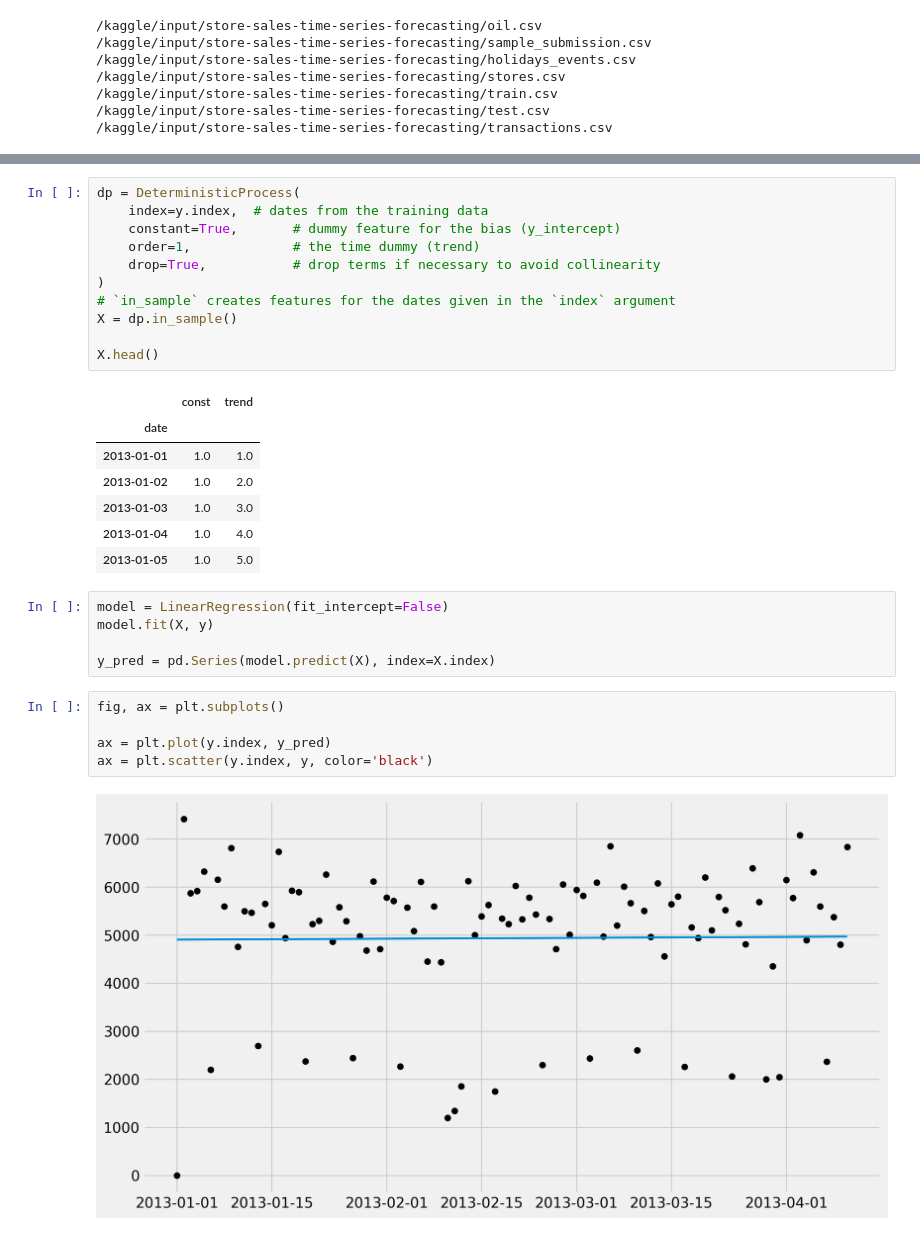
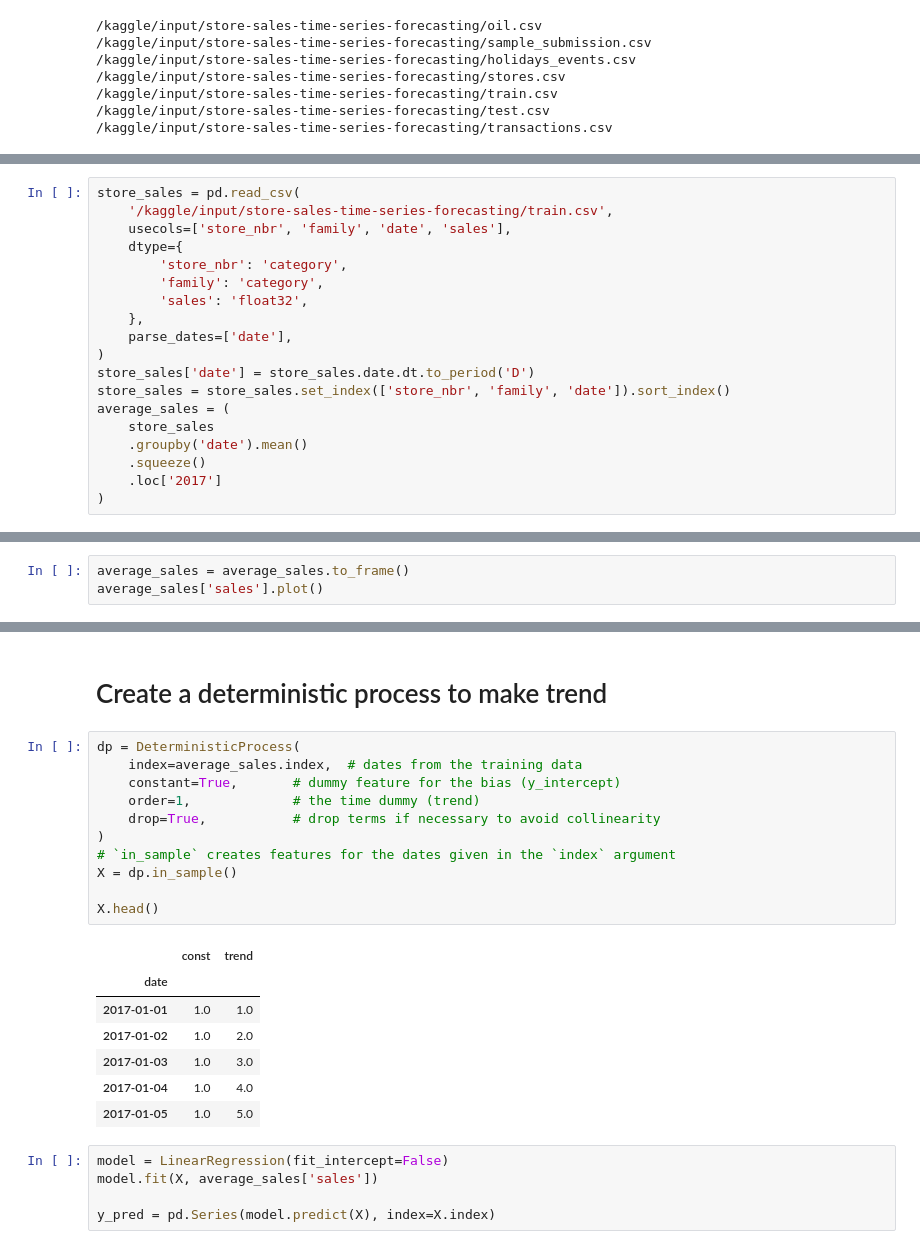
Before and after one commit to otalorajuand/kaggle, a Jupyter notebook: time_series.ipynb, the cells around one changed output, grey strips where cells are left out. Drawn from its saved outputs; the diff is of its cells as text.

Commit message:
Kaggle Notebook | Store Sales= Time Series Forecasting | Version 5

```diff
--- a/time_series.ipynb
+++ b/time_series.ipynb
@@ -63,2 +60,21 @@ train_data = pd.read_csv(
 test_data = pd.read_csv('/kaggle/input/store-sales-time-series-forecasting/test.csv')
 transactions_data = pd.read_csv('/kaggle/input/store-sales-time-series-forecasting/transactions.csv')
+# %%
+store_sales = pd.read_csv(
+    '/kaggle/input/store-sales-time-series-forecasting/train.csv',
+    usecols=['store_nbr', 'family', 'date', 'sales'],
+    dtype={
+        'store_nbr': 'category',
+        'family': 'category',
+        'sales': 'float32',
+    },
+    parse_dates=['date'],
+)
+store_sales['date'] = store_sales.date.dt.to_period('D')
+store_sales = store_sales.set_index(['store_nbr', 'family', 'date']).sort_index()
+average_sales = (
+    store_sales
+    .groupby('date').mean()
+    .squeeze()
+    .loc['2017']
+)
@@ -93,0 +101,3 @@ plt.plot(y.index.array, y)
+# %%
+average_sales = average_sales.to_frame()
+average_sales['sales'].plot()
@@ -94,31 +107,26 @@ plt.plot(y.index.array, y)
+# %% [markdown]
+# Create a deterministic process to make trend
 # %%
 dp = DeterministicProcess(
-    index=y.index,  # dates from the training data
+    index=average_sales.index,  # dates from the training data
     constant=True,       # dummy feature for the bias (y_intercept)
     order=1,             # the time dummy (trend)
     drop=True,           # drop terms if necessary to avoid collinearity
 )
 # `in_sample` creates features for the dates given in the `index` argument
 X = dp.in_sample()
 
 X.head()
 # %% [output]
 |  | const | trend |
 | date |  |  |
-| 2013-01-01 | 1.0 | 1.0 |
-| 2013-01-02 | 1.0 | 2.0 |
-| 2013-01-03 | 1.0 | 3.0 |
-| 2013-01-04 | 1.0 | 4.0 |
-| 2013-01-05 | 1.0 | 5.0 |
+| 2017-01-01 | 1.0 | 1.0 |
+| 2017-01-02 | 1.0 | 2.0 |
+| 2017-01-03 | 1.0 | 3.0 |
+| 2017-01-04 | 1.0 | 4.0 |
+| 2017-01-05 | 1.0 | 5.0 |
 # %%
 model = LinearRegression(fit_intercept=False)
-model.fit(X, y)
+model.fit(X, average_sales['sales'])
 
 y_pred = pd.Series(model.predict(X), index=X.index)
-# %%
-fig, ax = plt.subplots()
-
-ax = plt.plot(y.index, y_pred)
-ax = plt.scatter(y.index, y, color='black')
-# %% [output]
-[figure, removed]
```
Also changed, not shown: parts of 26 cells of this notebook.
